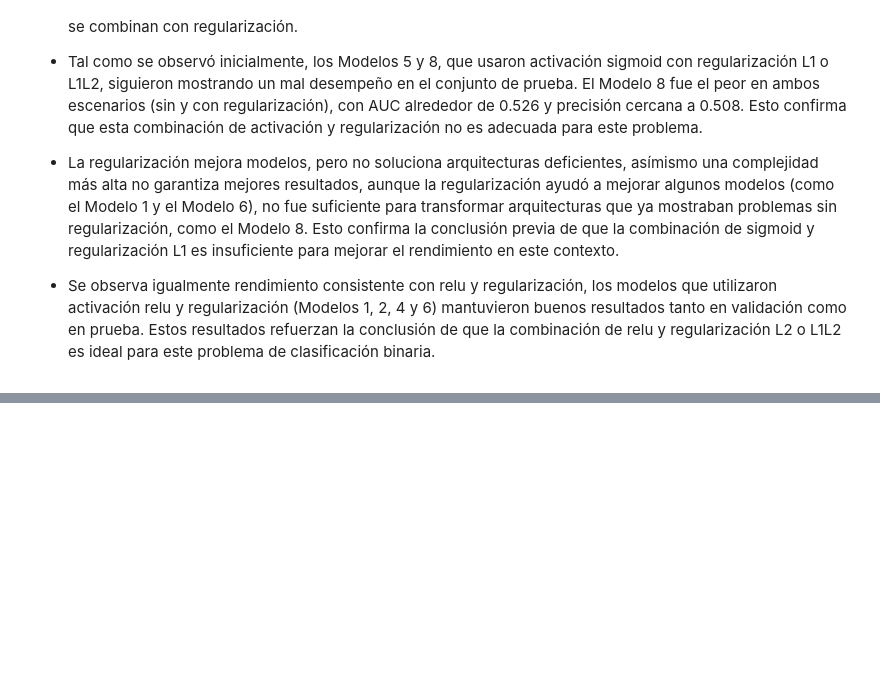
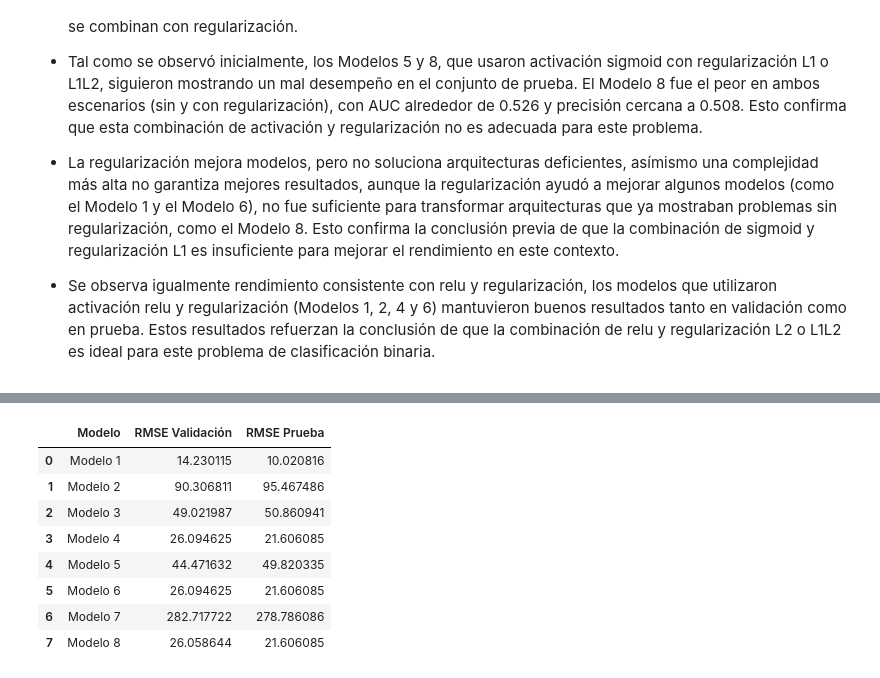
Before and after one commit to allanramirez111/modelos_avanzados_deep_learning, a Jupyter notebook: Talleres/Taller4/Solucion/Taller4.ipynb, the cells around one changed output, grey strips where cells are left out. Cells and saved outputs as stored; diff of their text form; code cells hidden in the pictures; blank space fills up the shorter version.

```diff
--- a/Talleres/Taller4/Solucion/Taller4.ipynb
+++ b/Talleres/Taller4/Solucion/Taller4.ipynb
@@ -611,0 +708,12 @@ De los datos utilziados como datos de prueba, se pueden concluir los siguientes
+# %%
+from sklearn.preprocessing import StandardScaler
+scaler = StandardScaler()
+
+train_data_scaled = scaler.fit_transform(train_data)
+test_data_scaled = scaler.transform(test_data)
+
+print("Datos de entrenamiento normalizados:")
+print(train_data_scaled[:2])
+
+print("\nDatos de prueba normalizados:")
+print(test_data_scaled[:2])
@@ -611,0 +761,64 @@ De los datos utilziados como datos de prueba, se pueden concluir los siguientes
+# %%
+# Dividir el conjunto de prueba en validación y prueba
+x_val, x_test, y_val, y_test = train_test_split(test_data, test_targets, test_size=0.3, random_state=42)
+# %%
+# Función para calcular las métricas
+def calcular_metricas(model, x, y_true):
+    y_pred = model.predict(x)
+
+    rmse = np.sqrt(mean_squared_error(y_true, y_pred))
+
+    return rmse
+
+# Definir las arquitecturas
+arquitecturas = [
+    {"capas": [16, 16], "activacion": "relu", "optimizador": Adam()},
+    {"capas": [32, 32], "activacion": "relu", "optimizador": Adam()},
+    {"capas": [32, 32, 32], "activacion": "relu", "optimizador": Adam()},
+    {"capas": [32, 32, 32], "activacion": "selu", "optimizador": Adam()},
+    {"capas": [32, 32, 32], "activacion": "elu", "optimizador": Adam()},
+    {"capas": [32, 32, 32], "activacion": "elu", "optimizador":  RMSprop()},
+    {"capas": [32, 32, 32], "activacion": "elu", "optimizador":  SGD()},
+    {"capas": [64, 64, 64], "activacion": "elu", "optimizador": Adam()},
+
+]
+
+# Tabla para almacenar resultados
+resultados = []
+
+# Entrenar los modelos
+for idx, config in enumerate(arquitecturas):
+    print(f"Entrenando Modelo {idx + 1}...")
+
+    # Construir el modelo
+    model = models.Sequential()
+    model.add(layers.Dense(config["capas"][0], activation=config["activacion"], input_shape=(13,)))
+
+    for capa in config["capas"][1:]:
+        model.add(layers.Dense(capa, activation=config["activacion"]))
+
+    model.add(layers.Dense(1, activation='relu'))
+
+    model.compile(optimizer=config["optimizador"], loss='mean_squared_error', metrics=['mean_squared_error'])
+
+    # Entrenar el modelo
+    model.fit(train_data_scaled, y_train, epochs=10, batch_size=512, validation_data=(x_val, y_val), verbose=2)
+
+    # Calcular métricas en validación
+    rmse_val = calcular_metricas(model, x_val, y_val)
+
+    # Calcular métricas en prueba
+    rmse_test = calcular_metricas(model, x_test, y_test)
+
+    # Guardar resultados
+    resultados.append({
+        "Modelo": f"Modelo {idx + 1}",
+        "RMSE Validación": rmse_val,
+        "RMSE Prueba": rmse_test,
+
+    })
+
+# Convertir a DataFrame y mostrar los resultados
+df_resultados = pd.DataFrame(resultados)
+df_resultados
+# %% [output]
@@ -611,0 +963,9 @@ De los datos utilziados como datos de prueba, se pueden concluir los siguientes
+|  | Modelo | RMSE Validación | RMSE Prueba |
+| 0 | Modelo 1 | 14.230115 | 10.020816 |
+| 1 | Modelo 2 | 90.306811 | 95.467486 |
+| 2 | Modelo 3 | 49.021987 | 50.860941 |
+| 3 | Modelo 4 | 26.094625 | 21.606085 |
+| 4 | Modelo 5 | 44.471632 | 49.820335 |
+| 5 | Modelo 6 | 26.094625 | 21.606085 |
+| 6 | Modelo 7 | 282.717722 | 278.786086 |
+| 7 | Modelo 8 | 26.058644 | 21.606085 |
```
Also changed, not shown: parts of 18 cells of this notebook.
